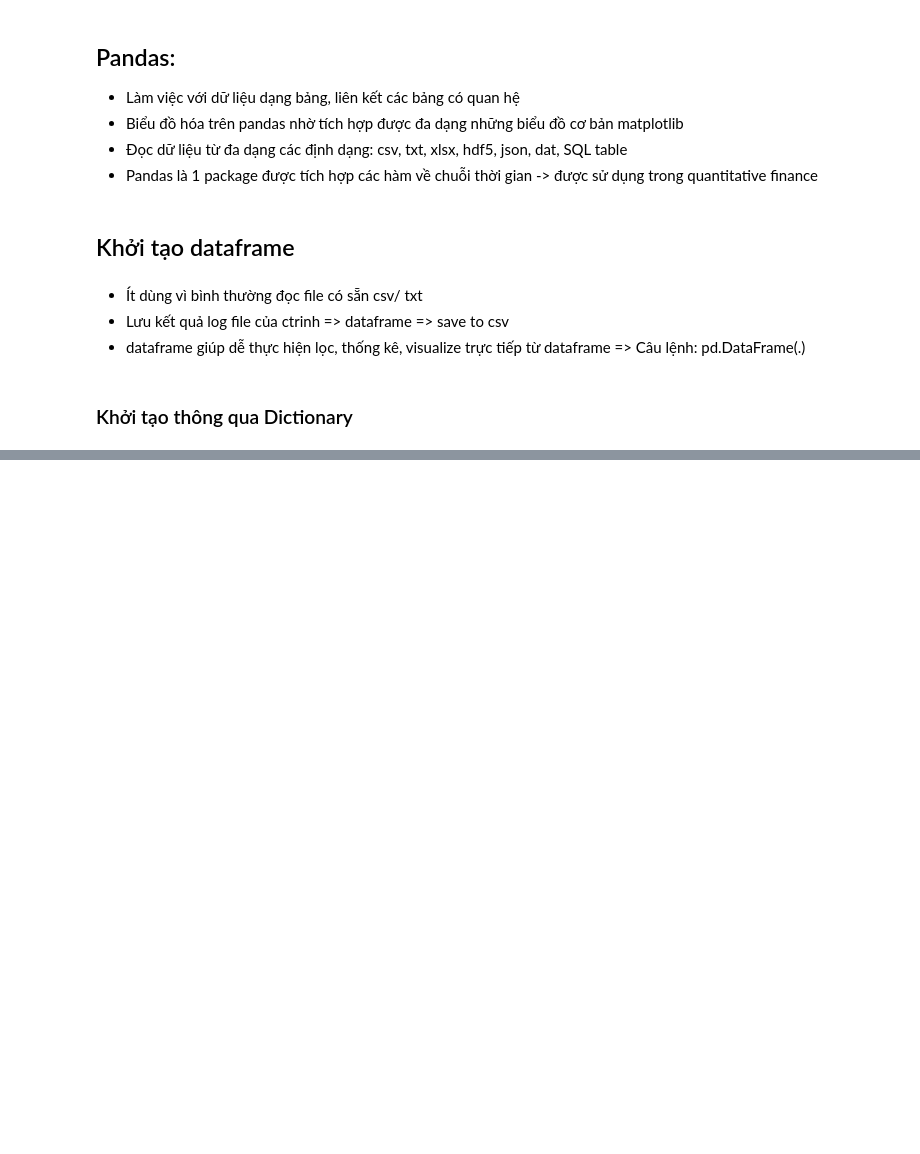
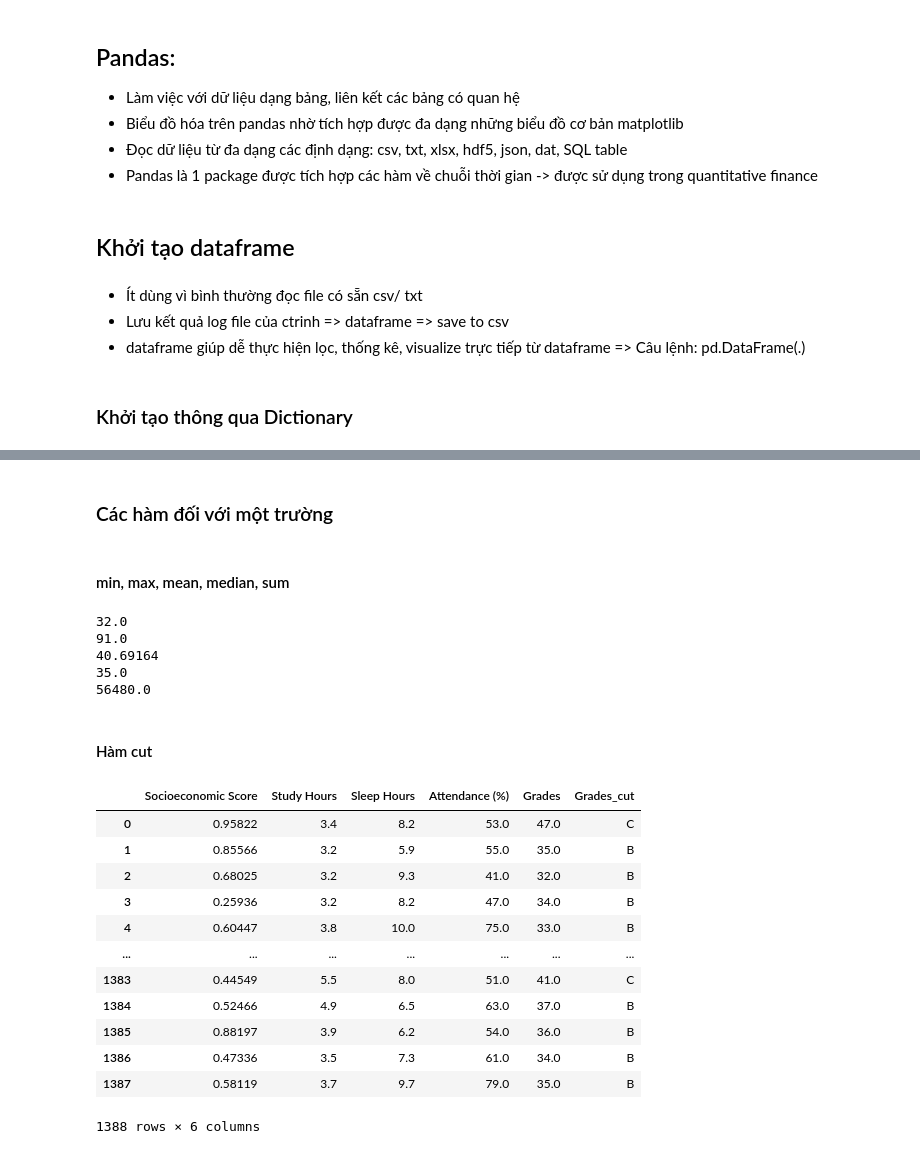
Before and after one commit to NguyenThuTrang03/Python-Basic, a Jupyter notebook: pandas/pandas.ipynb, the cells around one changed output, grey strips where cells are left out. Drawn from its saved outputs; the diff is of its cells as text; code cells hidden in the pictures; blank space fills up the shorter version.

```diff
--- a/pandas/pandas.ipynb
+++ b/pandas/pandas.ipynb
@@ -15,34 +15,19 @@
 ### Khởi tạo thông qua Dictionary
 # %%
 import pandas as pd
-
-pd.set_option('max_colwidth', 100)
-pd.set_option('precision', 3)
-pd.set_option('max_rows', 10)
-pd.set_option('max_columns', 30)
+from IPython.display import display
+pd.set_option('display.max_colwidth', 40)
+pd.set_option('display.precision', 5)
+pd.set_option('display.max_rows', 10)
+pd.set_option('display.max_columns', 30)
 
 dict_table = {
     'Name': ['Trang', 'Han', 'Kiet', 'Lam', 'Cuong'],
     'Education': ['Academic', 'High School', 'High School', 'Academic', 'Secondary'],
-    'Sex': ['Femaile', 'Female', 'Male', 'Male', 'Male']
+    'Sex': ['Female', 'Female', 'Male', 'Male', 'Male'],
+    'Age': [21, 18, 17, 20, 15]
 }
 
 df = pd.DataFrame(dict_table)
-df.head()
-
-df.info()
-
-df.describe()
-
-df.columns
-
-df.index
-
-df.shape
-
-df.dtypes
-
-df.values
-
-df.T
+display(df)
 # %% [output]
@@ -49,0 +221,38 @@ OptionError: Pattern matched multiple keys
+# %% [markdown]
+### Các hàm đối với một trường
+# %% [markdown]
+#### min, max, mean, median, sum
+# %%
+print(df['Grades'].min())
+print(df['Grades'].max())
+print(df['Grades'].mean().round(5))
+print(df['Grades'].median())
+print(df['Grades'].sum())
+# %% [output]
+32.0
+91.0
+40.69164
+35.0
+56480.0
+# %% [markdown]
+#### Hàm cut
+# %%
+#Dat ten cho cac khoang gia tri cua cot 'Grades'
+bins = [0, 20, 40, 60, 80, 100]
+labels = ['A', 'B', 'C', 'D', 'E']
+df['Grades_cut'] = pd.cut(df['Grades'], bins = bins, labels = labels)
+display(df)
+# %% [output]
+|  | Socioeconomic Score | Study Hours | Sleep Hours | Attendance (%) | Grades | Grades_cut |
+| 0 | 0.95822 | 3.4 | 8.2 | 53.0 | 47.0 | C |
+| 1 | 0.85566 | 3.2 | 5.9 | 55.0 | 35.0 | B |
+| 2 | 0.68025 | 3.2 | 9.3 | 41.0 | 32.0 | B |
+| 3 | 0.25936 | 3.2 | 8.2 | 47.0 | 34.0 | B |
+| 4 | 0.60447 | 3.8 | 10.0 | 75.0 | 33.0 | B |
+| ... | ... | ... | ... | ... | ... | ... |
+| 1383 | 0.44549 | 5.5 | 8.0 | 51.0 | 41.0 | C |
+| 1384 | 0.52466 | 4.9 | 6.5 | 63.0 | 37.0 | B |
+| 1385 | 0.88197 | 3.9 | 6.2 | 54.0 | 36.0 | B |
+| 1386 | 0.47336 | 3.5 | 7.3 | 61.0 | 34.0 | B |
+| 1387 | 0.58119 | 3.7 | 9.7 | 79.0 | 35.0 | B |
+1388 rows × 6 columns
```
Also changed, not shown: parts of 26 cells of this notebook.
